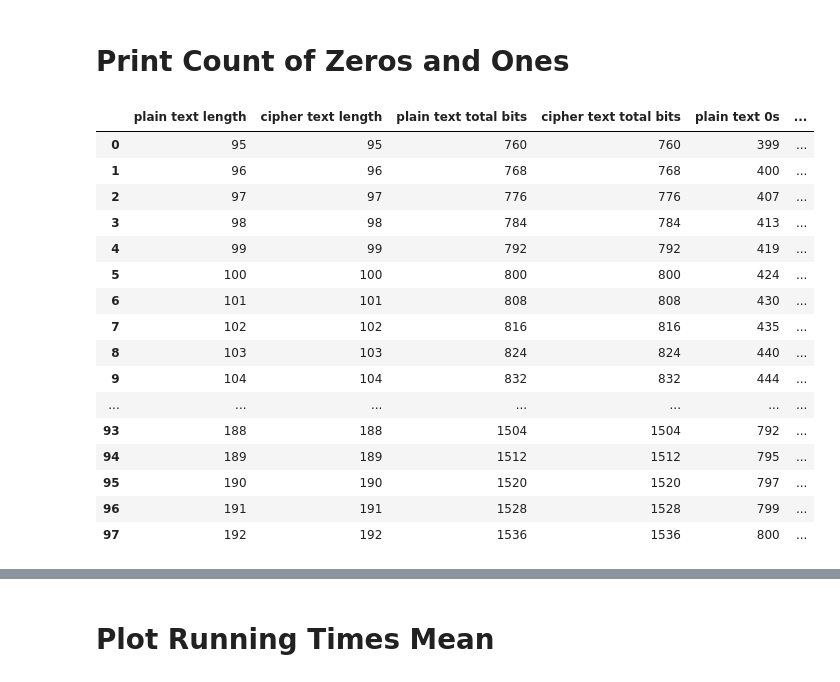
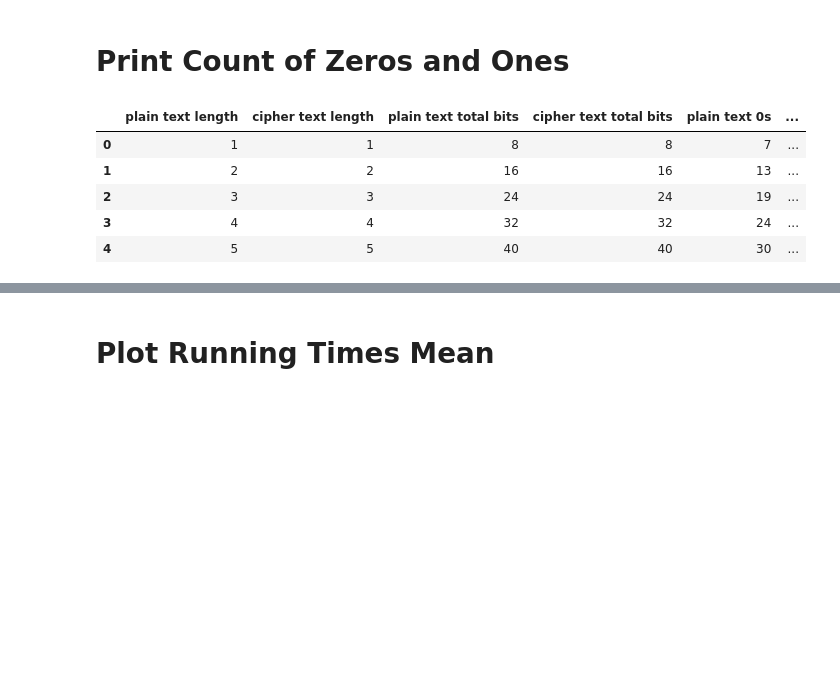
Before and after one commit to putukrisna6/kij-encrypt-decrypt-api, a Jupyter notebook: src/evaluate.ipynb, the cells around one changed output, grey strips where cells are left out. Saved outputs shown, nothing was run; the diff lists cells and outputs as text; code cells hidden in the pictures; blank space fills up the shorter version.

```diff
--- a/src/evaluate.ipynb
+++ b/src/evaluate.ipynb
@@ -116,0 +64,2 @@ for i in range(0, len(lines), STEP_SIZE):
+# %%
+PT_DATA = [TextData(asciiCodes) for asciiCodes in data["plainTexts"]]
@@ -117,3 +77,7 @@ for i in range(0, len(lines), STEP_SIZE):
+# %%
+RES_DATA = {
+    "rc4": rc4Result
+}
 # %% [markdown]
 # Plot ASCII Character Frequency
 # %%
@@ -239,41 +170,37 @@ measurePlainTextAndCipherTextSimilarities(data[CipherName.DES.value])
 # %% [markdown]
 # Print Count of Zeros and Ones
 # %%
-def countOnes(text):
-    count = 0
-    for c in text:
+def countZerosAndOnes(str):
+    oneCount = 0
+    for c in str:
         if c == "1":
-            count += 1
-    return count
+            oneCount += 1
+    return abs(len(str) - oneCount), oneCount
 
-def countZeroesAndOnesInPlainTextAndCipherText(cipherData):
-    plainTextLengths = [i.plainTextLength for i in cipherData]
-    cipherTextLengths = [i.cipherTextLength for i in cipherData]
+def countZeroesAndOnesInPlainTextAndCipherText(data):
+    plainTextLengths = [PT_DATA[d.plainTextId].length for d in data]
+    cipherTextLengths = [d.cipherText.length for d in data]
 
     ptOneCounts = []
     ptZeroCounts = []
     ctOneCounts = []
     ctZeroCounts = []
 
-    for i in range(0, len(cipherData)):
-        ptOneCount = countOnes(cipherData[i].plainTextBinary)
+    for i in range(0, len(data)):
+        ptZeroCount, ptOneCount = countZerosAndOnes(PT_DATA[data[i].plainTextId].bins)
+        ptZeroCounts.append(ptZeroCount)
         ptOneCounts.append(ptOneCount)
 
-        ptZeroCount = abs(len(cipherData[i].plainTextBinary) - ptOneCount)
-        ptZeroCounts.append(ptZeroCount)
-
-        ctOneCount = countOnes(cipherData[i].cipherTextBinary)
+        ctZeroCount, ctOneCount = countZerosAndOnes(data[i].cipherText.bins)
+        ctZeroCounts.append(ctZeroCount)
         ctOneCounts.append(ctOneCount)
-
-        ctZeroCount = abs(len(cipherData[i].cipherTextBinary) - ctOneCount)
-        ctZeroCounts.append(ctZeroCount)
 
     return pd.DataFrame(data={
         "plain text length": plainTextLengths,
         "cipher text length": cipherTextLengths,
 
-        "plain text total bits": [len(i.plainTextBinary) for i in cipherData],
-        "cipher text total bits": [len(i.cipherTextBinary) for i in cipherData],
+        "plain text total bits": [len(PT_DATA[d.plainTextId].bins) for d in data],
+        "cipher text total bits": [len(d.cipherText.bins) for d in data],
 
         "plain text 0s": ptZeroCounts,
         "plain text 1s": ptOneCounts,
@@ -282,22 +209,11 @@ def countZeroesAndOnesInPlainTextAndCipherText(cipherData):
         "cipher text 1s": ctOneCounts,
     })
 # %%
-countZeroesAndOnesInPlainTextAndCipherText(data[CipherName.RC4.value])
+countZeroesAndOnesInPlainTextAndCipherText(RES_DATA["rc4"])
 # %% [output]
 |  | plain text length | cipher text length | plain text total bits | cipher text total bits | plain text 0s | ... |
-| 0 | 95 | 95 | 760 | 760 | 399 | ... |
-| 1 | 96 | 96 | 768 | 768 | 400 | ... |
-| 2 | 97 | 97 | 776 | 776 | 407 | ... |
-| 3 | 98 | 98 | 784 | 784 | 413 | ... |
-| 4 | 99 | 99 | 792 | 792 | 419 | ... |
-| 5 | 100 | 100 | 800 | 800 | 424 | ... |
-| 6 | 101 | 101 | 808 | 808 | 430 | ... |
-| 7 | 102 | 102 | 816 | 816 | 435 | ... |
-| 8 | 103 | 103 | 824 | 824 | 440 | ... |
-| 9 | 104 | 104 | 832 | 832 | 444 | ... |
-| ... | ... | ... | ... | ... | ... | ... |
-| 93 | 188 | 188 | 1504 | 1504 | 792 | ... |
-| 94 | 189 | 189 | 1512 | 1512 | 795 | ... |
-| 95 | 190 | 190 | 1520 | 1520 | 797 | ... |
-| 96 | 191 | 191 | 1528 | 1528 | 799 | ... |
-| 97 | 192 | 192 | 1536 | 1536 | 800 | ... |
+| 0 | 1 | 1 | 8 | 8 | 7 | ... |
+| 1 | 2 | 2 | 16 | 16 | 13 | ... |
+| 2 | 3 | 3 | 24 | 24 | 19 | ... |
+| 3 | 4 | 4 | 32 | 32 | 24 | ... |
+| 4 | 5 | 5 | 40 | 40 | 30 | ... |
```
Also changed, not shown: parts of 20 cells of this notebook.
